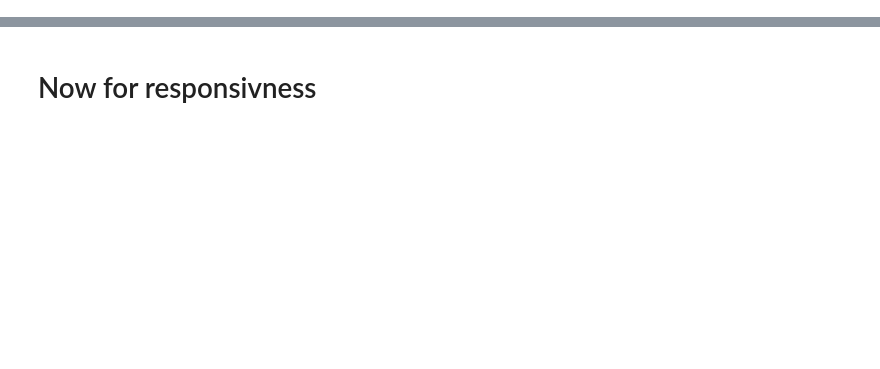
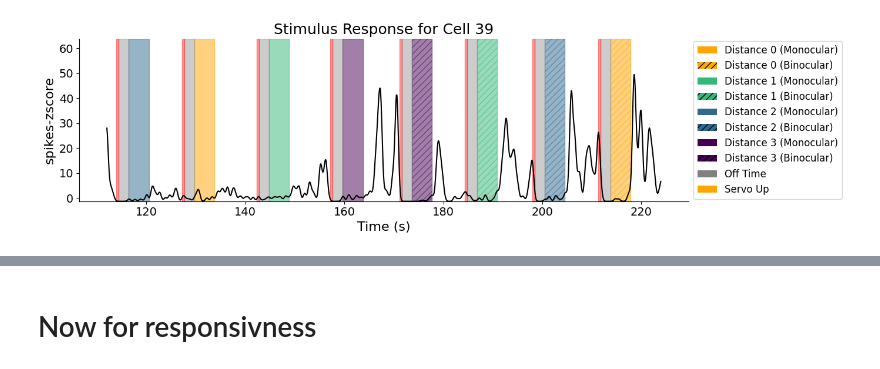
Before and after one commit to s-acosta/distance-project, a Jupyter notebook: linear-notebooks/analysis_linear-stimulus_binocular.ipynb, the cells around one changed output, grey strips where cells are left out. Drawn from its saved outputs; the diff is of its cells as text; code cells hidden in the pictures; blank space fills up the shorter version.

```diff
--- a/linear-notebooks/analysis_linear-stimulus_binocular.ipynb
+++ b/linear-notebooks/analysis_linear-stimulus_binocular.ipynb
@@ -718,0 +1,29 @@ Creating directory: distance_comparison
+# %%
+import os
+import sys
+sys.path.append(r"C:\Users\acostamendoza\projects\distance-project")
+from path_setup import setup_project_path
+setup_project_path()
+from src.utils import create_new_result_dir
+from src.LinearExperiment import LinearDevice, LinearPlots
+import matplotlib.pyplot as plt
+import numpy as np
+import pandas as pd
+from suite2p.extraction import dcnv
+from src.ActivityPipelines import ActivityLoader
+from scipy.ndimage import gaussian_filter1d
+
+%load_ext autoreload
+%autoreload 2
+
+colors = ['orange', '#35b779', '#31688e', '#440154', 'gray']
+mouse_name = 'SAM032'
+record_date = '250430'
+experiment_name = 'linear-device'
+
+data_dir = r'D:/data-distance-coding-project/processed-data/{record_date}_{mouse_name}_{experiment_name}/'.format(record_date=record_date, mouse_name=mouse_name, experiment_name=experiment_name)
+
+if not os.path.exists(data_dir):
+    raise FileNotFoundError(f"The directory {data_dir} does not exist.")
+else:
+    print(f"The directory {data_dir} exists.")
@@ -718,0 +34,2 @@ Creating directory: distance_comparison
+# %%
+L = LinearDevice(data_dir, response_mode='spikes-zscore', tau=2)
@@ -718,0 +46,5 @@ Creating directory: distance_comparison
+# %%
+cell_to_show = 39
+LinearPlots(L).plot_stimulus_response(repeats=[8,16], cell = cell_to_show)
+# %% [output]
+[figure, added]
```
Also changed, not shown: parts of 72 cells of this notebook, 2 other files.
